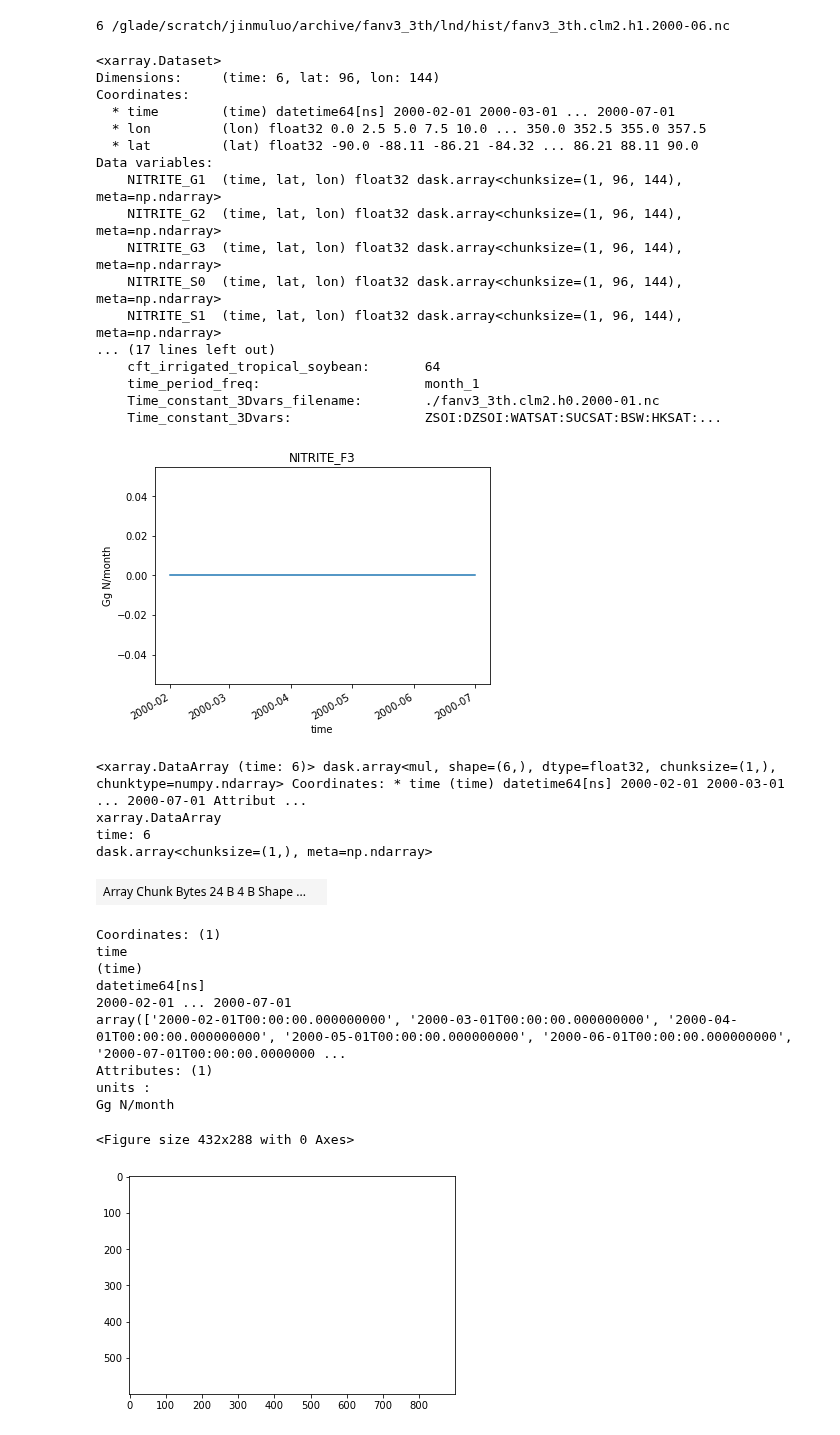
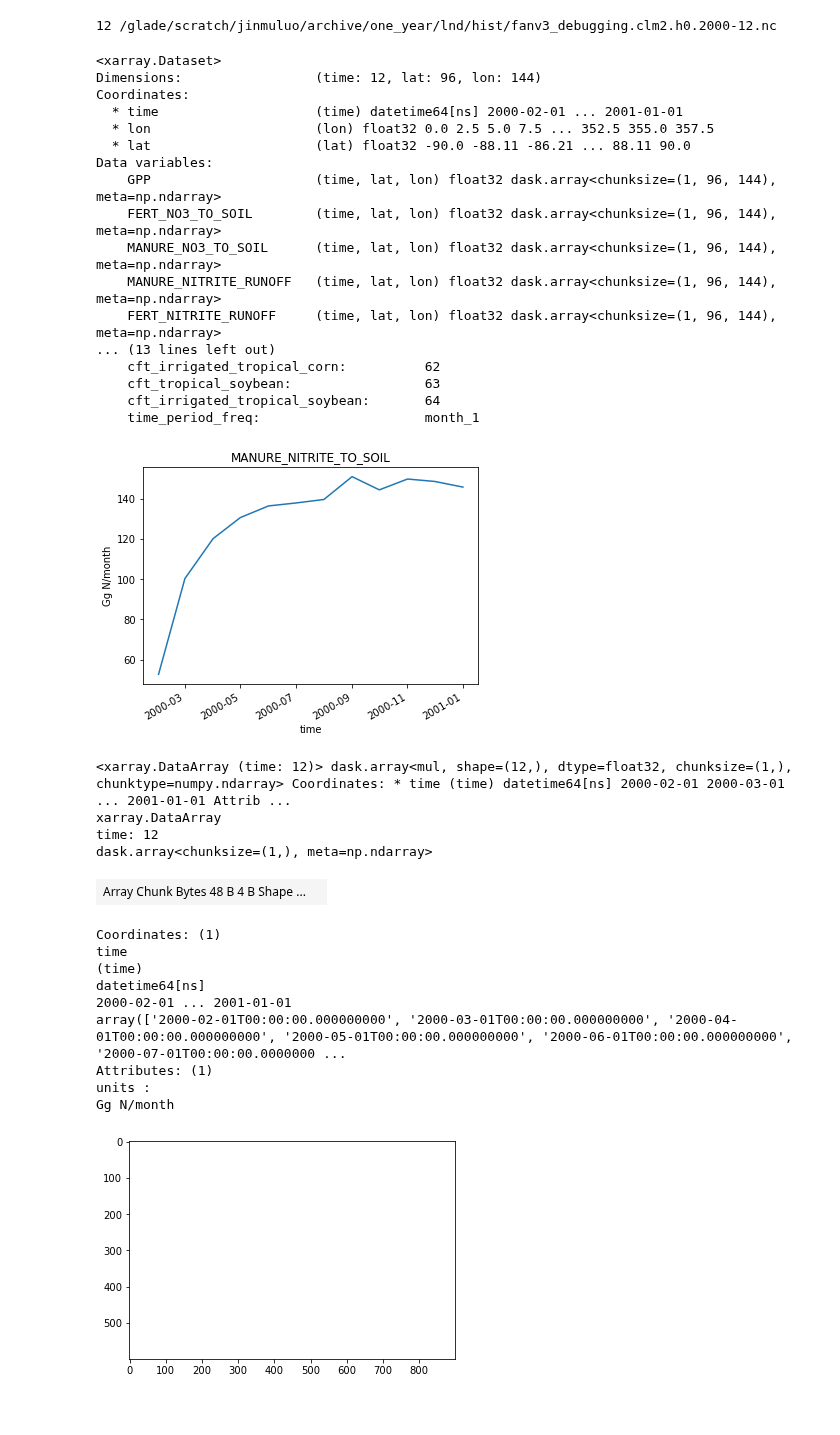
Before and after one commit to jinmuluo/pymaps, a Jupyter notebook: time_series.ipynb, the cells around one changed output. Saved outputs shown, nothing was run; the diff lists cells and outputs as text; code cells hidden in the pictures.

```diff
--- a/time_series.ipynb
+++ b/time_series.ipynb
@@ -9,11 +9,11 @@ import pandas as pd
 from datetime import date, timedelta
 from dateutil.relativedelta import relativedelta
 # %%
-case = "fanv3_3th"
-path = "/glade/scratch/jinmuluo/archive/" + case + "/lnd/hist/"
-h = 'h1'
+case = "fanv3_debugging"
+path = "/glade/scratch/jinmuluo/archive/one_year/lnd/hist/"
+h = 'h0'
 start_date = date(2000, 1, 1)
-end_date = date(2000, 6, 1)
+end_date = date(2000, 12, 1)
 delta = end_date - start_date
 fieldsh3 = ['NOx_NITRIFY_GRZ', 'N2O_NITRIFY_GRZ', 'NOx_DENITRIFY_GRZ', 'N2O_DENITRIFY_GRZ', 'N2_DENITRIFY_GRZ',
             'NOx_NITRIFY_APP', 'N2O_NITRIFY_APP', 'NOx_DENITRIFY_APP', 'N2O_DENITRIFY_APP', 'N2_DENITRIFY_APP',
@@ -32,7 +32,7 @@ for i in range(delta.days//30 + 1):
     fanCLM.append(path + case + ".clm2." + h + "." + month +".nc")
 print(len(fanCLM), fanCLM[-1])
 # %% [output]
-6 /glade/scratch/jinmuluo/archive/fanv3_3th/lnd/hist/fanv3_3th.clm2.h1.2000-06.nc
+12 /glade/scratch/jinmuluo/archive/one_year/lnd/hist/fanv3_debugging.clm2.h0.2000-12.nc
 # %%
 def choose_field(h):
     if h == "h0":
@@ -64,22 +64,22 @@ dsCLM = fix_time(xr.open_mfdataset(fanCLM, decode_times=True, preprocess=preproc
 dsCLM
 # %% [output]
 <xarray.Dataset>
-Dimensions:     (time: 6, lat: 96, lon: 144)
+Dimensions:                 (time: 12, lat: 96, lon: 144)
 Coordinates:
-  * time        (time) datetime64[ns] 2000-02-01 2000-03-01 ... 2000-07-01
-  * lon         (lon) float32 0.0 2.5 5.0 7.5 10.0 ... 350.0 352.5 355.0 357.5
-  * lat         (lat) float32 -90.0 -88.11 -86.21 -84.32 ... 86.21 88.11 90.0
+  * time                    (time) datetime64[ns] 2000-02-01 ... 2001-01-01
+  * lon                     (lon) float32 0.0 2.5 5.0 7.5 ... 352.5 355.0 357.5
+  * lat                     (lat) float32 -90.0 -88.11 -86.21 ... 88.11 90.0
 Data variables:
-    NITRITE_G1  (time, lat, lon) float32 dask.array<chunksize=(1, 96, 144), meta=np.ndarray>
-    NITRITE_G2  (time, lat, lon) float32 dask.array<chunksize=(1, 96, 144), meta=np.ndarray>
-    NITRITE_G3  (time, lat, lon) float32 dask.array<chunksize=(1, 96, 144), meta=np.ndarray>
-    NITRITE_S0  (time, lat, lon) float32 dask.array<chunksize=(1, 96, 144), meta=np.ndarray>
-    NITRITE_S1  (time, lat, lon) float32 dask.array<chunksize=(1, 96, 144), meta=np.ndarray>
-... (17 lines left out)
+    GPP                     (time, lat, lon) float32 dask.array<chunksize=(1, 96, 144), meta=np.ndarray>
+    FERT_NO3_TO_SOIL        (time, lat, lon) float32 dask.array<chunksize=(1, 96, 144), meta=np.ndarray>
+    MANURE_NO3_TO_SOIL      (time, lat, lon) float32 dask.array<chunksize=(1, 96, 144), meta=np.ndarray>
+    MANURE_NITRITE_RUNOFF   (time, lat, lon) float32 dask.array<chunksize=(1, 96, 144), meta=np.ndarray>
+    FERT_NITRITE_RUNOFF     (time, lat, lon) float32 dask.array<chunksize=(1, 96, 144), meta=np.ndarray>
+... (13 lines left out)
+    cft_irrigated_tropical_corn:          62
+    cft_tropical_soybean:                 63
     cft_irrigated_tropical_soybean:       64
     time_period_freq:                     month_1
-    Time_constant_3Dvars_filename:        ./fanv3_3th.clm2.h0.2000-01.nc
-    Time_constant_3Dvars:                 ZSOI:DZSOI:WATSAT:SUCSAT:BSW:HKSAT:...
 # %%
 def sp_plot(ds, field, coords, show=False):
     sp = ds.sel(lat=coords[0], lon=coords[1], method='nearest')
@@ -115,24 +115,23 @@ def regional_plot(ds, field, coords, show=False):
         plt.show()
     return rp
 # %%
-tot_plot(ds=dsCLM, field=choose_field(h)[9], show=True, savefig=False)
+tot_plot(ds=dsCLM, field=choose_field(h)[6], show=True, savefig=False)
 # %% [output]
-[figure, old version]
+[figure, new version]
-<xarray.DataArray (time: 6)> dask.array<mul, shape=(6,), dtype=float32, chunksize=(1,), chunktype=numpy.ndarray> Coordinates: * time (time) datetime64[ns] 2000-02-01 2000-03-01 ... 2000-07-01 Attribut ...
+<xarray.DataArray (time: 12)> dask.array<mul, shape=(12,), dtype=float32, chunksize=(1,), chunktype=numpy.ndarray> Coordinates: * time (time) datetime64[ns] 2000-02-01 2000-03-01 ... 2001-01-01 Attrib ...
 xarray.DataArray
-time: 6
+time: 12
 dask.array<chunksize=(1,), meta=np.ndarray>
-| Array Chunk Bytes 24 B 4 B Shape ... |  |
+| Array Chunk Bytes 48 B 4 B Shape ... |  |
 Coordinates: (1)
 time
 (time)
 datetime64[ns]
-2000-02-01 ... 2000-07-01
+2000-02-01 ... 2001-01-01
 array(['2000-02-01T00:00:00.000000000', '2000-03-01T00:00:00.000000000', '2000-04-01T00:00:00.000000000', '2000-05-01T00:00:00.000000000', '2000-06-01T00:00:00.000000000', '2000-07-01T00:00:00.0000000 ...
 Attributes: (1)
 units :
 Gg N/month
-<Figure size 432x288 with 0 Axes>
 # %%
 im = image.imread("N2O_NITRIFY_TOTAL.png")
 plt.imshow(im)
```
Also changed, not shown: 2 other files.
